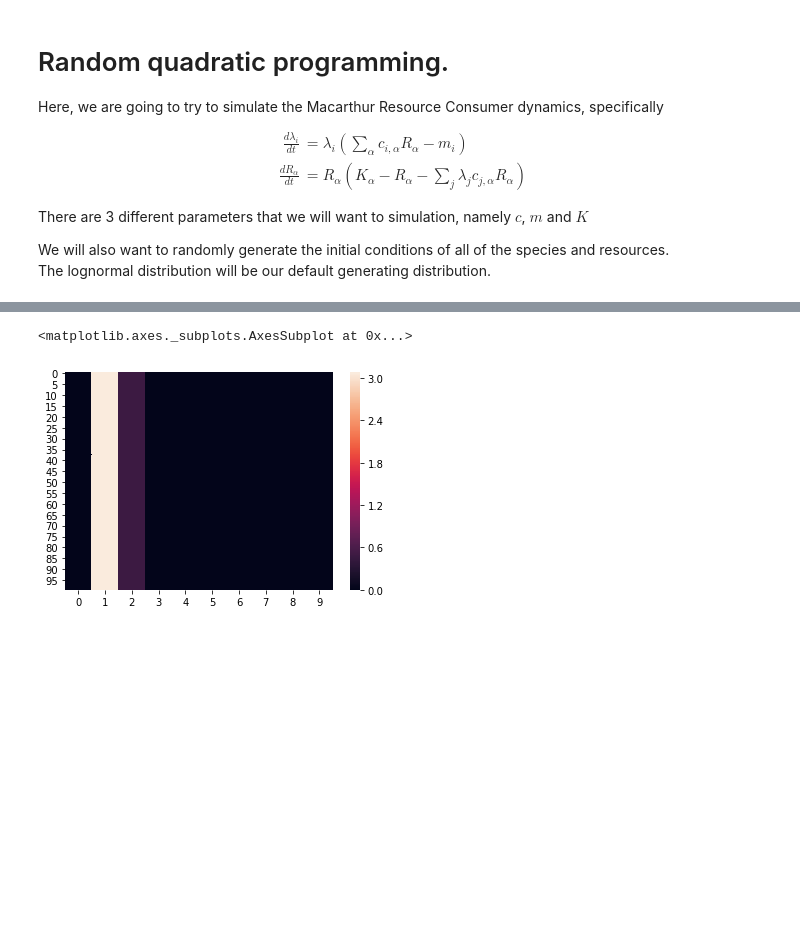
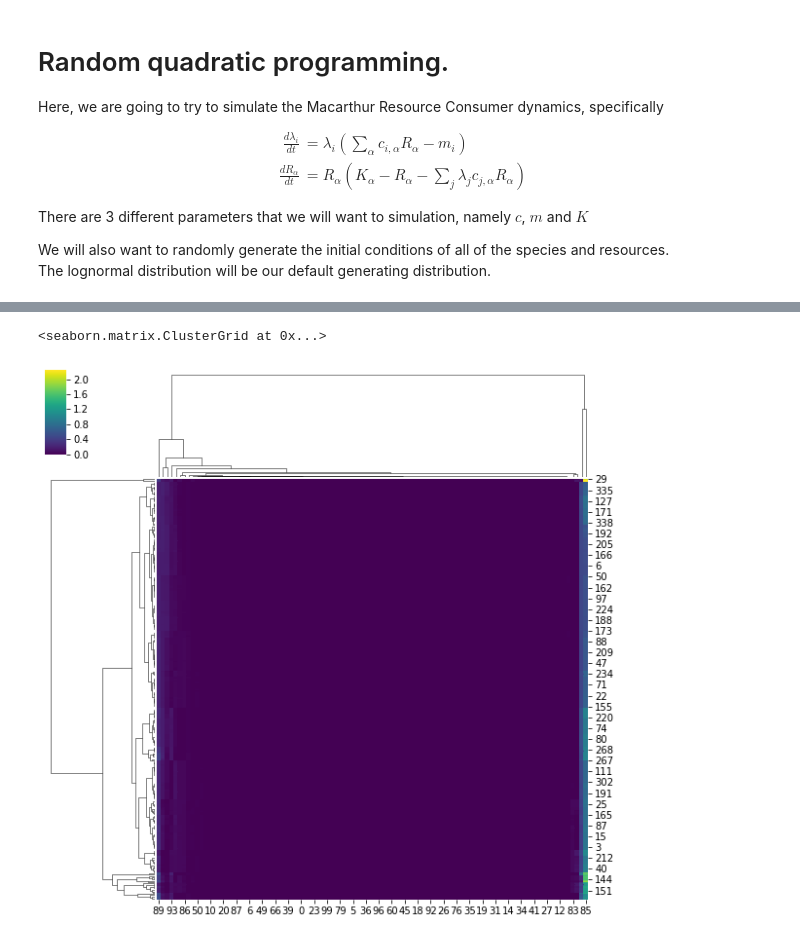
Before and after one commit to mortonjt/random-ecosystems, a Jupyter notebook: ipynb/random_qp.ipynb, the cells around one changed output, grey strips where cells are left out. Cells and saved outputs as stored; diff of their text form; code cells hidden in the pictures; blank space fills up the shorter version.

```diff
--- a/ipynb/random_qp.ipynb
+++ b/ipynb/random_qp.ipynb
@@ -75,15 +105,11 @@ sol
 # %%
-num_samples = 100
-
 microbes = []
 resources = []
+Ks = np.exp(X @ B)
 
 for s in range(num_samples):
-    N0 = np.random.lognormal(size=(n_species))
-    R0 = np.random.lognormal(size=(n_resources))
-    c = np.random.lognormal(size=(n_species, n_resources))
-    K = np.random.lognormal(size=(n_resources))
-    m = np.random.lognormal(size=(n_species))
+
+    K = Ks[s, :]
 
     # Define QP parameters (directly)
     M = np.identity(n_resources)
@@ -107,9 +133,8 @@ for s in range(num_samples):
 # %%
 microbes = np.vstack(microbes)
 resources = np.vstack(resources)
-# %%
-import seaborn as sns
-sns.heatmap(microbes)
-# %% [output]
-<matplotlib.axes._subplots.AxesSubplot at 0x...>
-[figure, removed]
+# %%
+sns.clustermap(microbes, cmap='viridis')
+# %% [output]
+<seaborn.matrix.ClusterGrid at 0x...>
+[figure, added]
```
Also changed, not shown: parts of 8 cells of this notebook.
